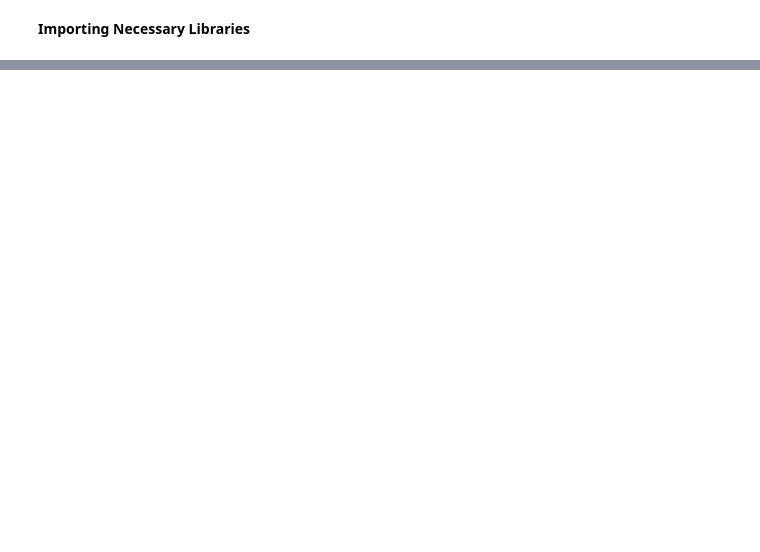
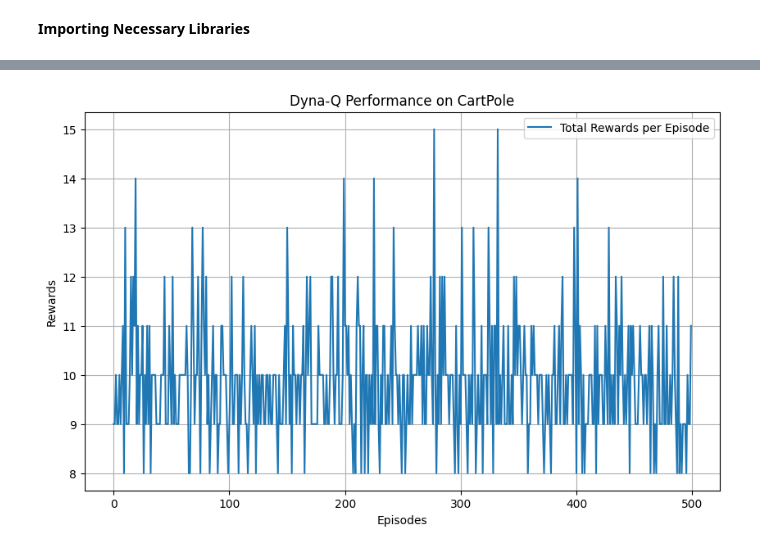
Before and after one commit to AnushkaMazumdar2/Re-inforcement-Learning, a Jupyter notebook: 2348505_Lab6(RL).ipynb, the cells around one changed output, grey strips where cells are left out. Saved outputs shown, nothing was run; the diff lists cells and outputs as text; code cells hidden in the pictures; blank space fills up the shorter version.

```diff
--- a/2348505_Lab6(RL).ipynb
+++ b/2348505_Lab6(RL).ipynb
@@ -173,0 +28,5 @@ Total Training Episodes: 20
+# %%
+def epsilon_greedy(Q, state, epsilon, action_space):
+    if np.random.rand() < epsilon:
+        return np.random.choice(action_space)
+    return np.argmax(Q[state])
@@ -173,0 +66,26 @@ Total Training Episodes: 20
+# %%
+def train_dyna_q(env, episodes=500, planning_steps=5, visualize=False):
+    agent = DynaQAgent(state_dim, action_dim, planning_steps=planning_steps)
+    rewards = []
+
+    for ep in range(episodes):
+        state = tuple(env.reset())
+        total_reward = 0
+        done = False
+
+        while not done:
+            action = agent.select_action(state)
+            next_state, reward, done, _ = env.step(action)
+            next_state = tuple(next_state)
+
+            agent.update(state, action, reward, next_state, done)
+            state = next_state
+            total_reward += reward
+
+            if visualize and ep % 100 == 0:
+                env.render()
+
+        rewards.append(total_reward)
+
+    env.close()
+    return rewards, agent
@@ -173,0 +96,15 @@ Total Training Episodes: 20
+# %%
+episodes = 500
+planning_steps = 10
+rewards, trained_agent = train_dyna_q(env, episodes=episodes, planning_steps=planning_steps)
+
+plt.figure(figsize=(10, 6))
+plt.plot(rewards, label="Total Rewards per Episode")
+plt.xlabel("Episodes")
+plt.ylabel("Rewards")
+plt.title("Dyna-Q Performance on CartPole")
+plt.legend()
+plt.grid()
+plt.show()
+# %% [output]
+[figure, added]
```
Also changed, not shown: parts of 16 cells of this notebook.
